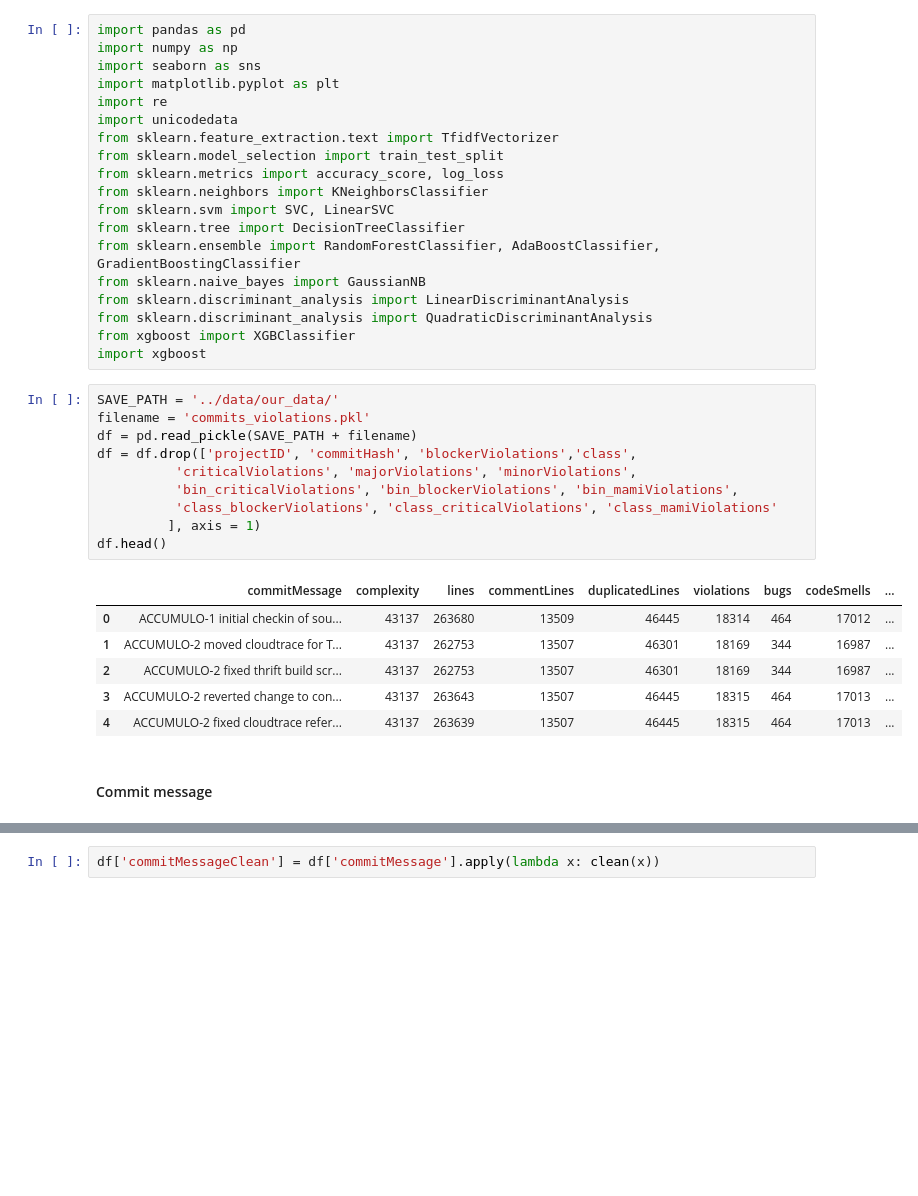
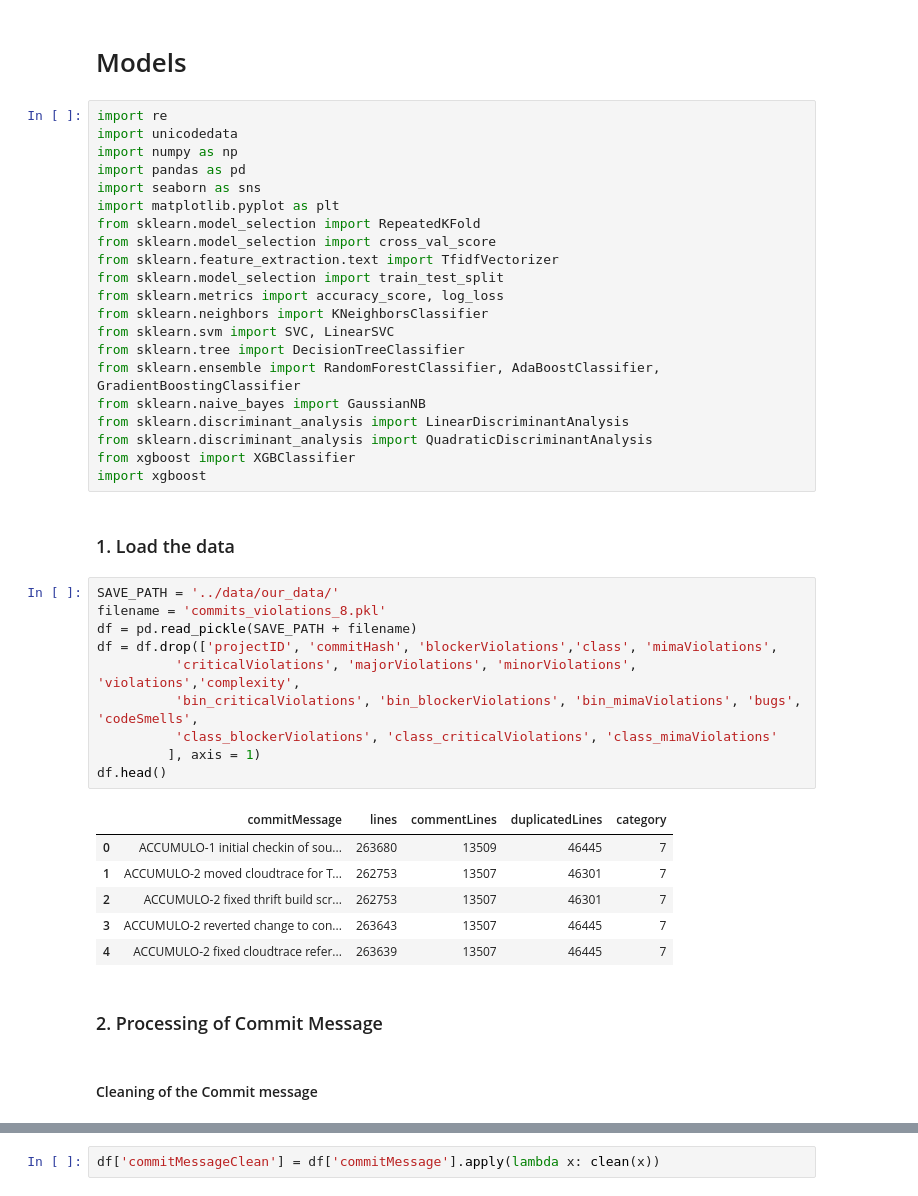
Before and after one commit to margaritageleta/vesper-tech-debt, a Jupyter notebook: notebooks/models.ipynb, the cells around one changed output, grey strips where cells are left out. Cells and saved outputs as stored; diff of their text form; blank space fills up the shorter version.

```diff
--- a/notebooks/models.ipynb
+++ b/notebooks/models.ipynb
@@ -1,10 +1,14 @@
+# %% [markdown]
+# Models
 # %%
+import re
+import unicodedata
+import numpy as np
 import pandas as pd
-import numpy as np
 import seaborn as sns
 import matplotlib.pyplot as plt
-import re
-import unicodedata
+from sklearn.model_selection import RepeatedKFold
+from sklearn.model_selection import cross_val_score
 from sklearn.feature_extraction.text import TfidfVectorizer
 from sklearn.model_selection import train_test_split
 from sklearn.metrics import accuracy_score, log_loss
@@ -17,24 +21,28 @@ from sklearn.discriminant_analysis import LinearDiscriminantAnalysis
 from sklearn.discriminant_analysis import QuadraticDiscriminantAnalysis
 from xgboost import XGBClassifier
 import xgboost
+# %% [markdown]
+### 1. Load the data
 # %%
 SAVE_PATH = '../data/our_data/'
-filename = 'commits_violations.pkl'
+filename = 'commits_violations_8.pkl'
 df = pd.read_pickle(SAVE_PATH + filename)
-df = df.drop(['projectID', 'commitHash', 'blockerViolations','class',
-          'criticalViolations', 'majorViolations', 'minorViolations',
-          'bin_criticalViolations', 'bin_blockerViolations', 'bin_mamiViolations',
-          'class_blockerViolations', 'class_criticalViolations', 'class_mamiViolations'
+df = df.drop(['projectID', 'commitHash', 'blockerViolations','class', 'mimaViolations',
+          'criticalViolations', 'majorViolations', 'minorViolations', 'violations','complexity',
+          'bin_criticalViolations', 'bin_blockerViolations', 'bin_mimaViolations', 'bugs', 'codeSmells',
+          'class_blockerViolations', 'class_criticalViolations', 'class_mimaViolations'
          ], axis = 1)
 df.head()
 # %% [output]
-|  | commitMessage | complexity | lines | commentLines | duplicatedLines | violations | bugs | codeSmells | ... |
-| 0 | ACCUMULO-1 initial checkin of sou... | 43137 | 263680 | 13509 | 46445 | 18314 | 464 | 17012 | ... |
-| 1 | ACCUMULO-2 moved cloudtrace for T... | 43137 | 262753 | 13507 | 46301 | 18169 | 344 | 16987 | ... |
-| 2 | ACCUMULO-2 fixed thrift build scr... | 43137 | 262753 | 13507 | 46301 | 18169 | 344 | 16987 | ... |
-| 3 | ACCUMULO-2 reverted change to con... | 43137 | 263643 | 13507 | 46445 | 18315 | 464 | 17013 | ... |
-| 4 | ACCUMULO-2 fixed cloudtrace refer... | 43137 | 263639 | 13507 | 46445 | 18315 | 464 | 17013 | ... |
+|  | commitMessage | lines | commentLines | duplicatedLines | category |
+| 0 | ACCUMULO-1 initial checkin of sou... | 263680 | 13509 | 46445 | 7 |
+| 1 | ACCUMULO-2 moved cloudtrace for T... | 262753 | 13507 | 46301 | 7 |
+| 2 | ACCUMULO-2 fixed thrift build scr... | 262753 | 13507 | 46301 | 7 |
+| 3 | ACCUMULO-2 reverted change to con... | 263643 | 13507 | 46445 | 7 |
+| 4 | ACCUMULO-2 fixed cloudtrace refer... | 263639 | 13507 | 46445 | 7 |
+# %% [markdown]
+### 2. Processing of Commit Message
 # %% [markdown]
-#### Commit message
+#### Cleaning of the Commit message
 # %%
 def escape_special_chars(s):
```
Also changed, not shown: parts of 30 cells of this notebook.
